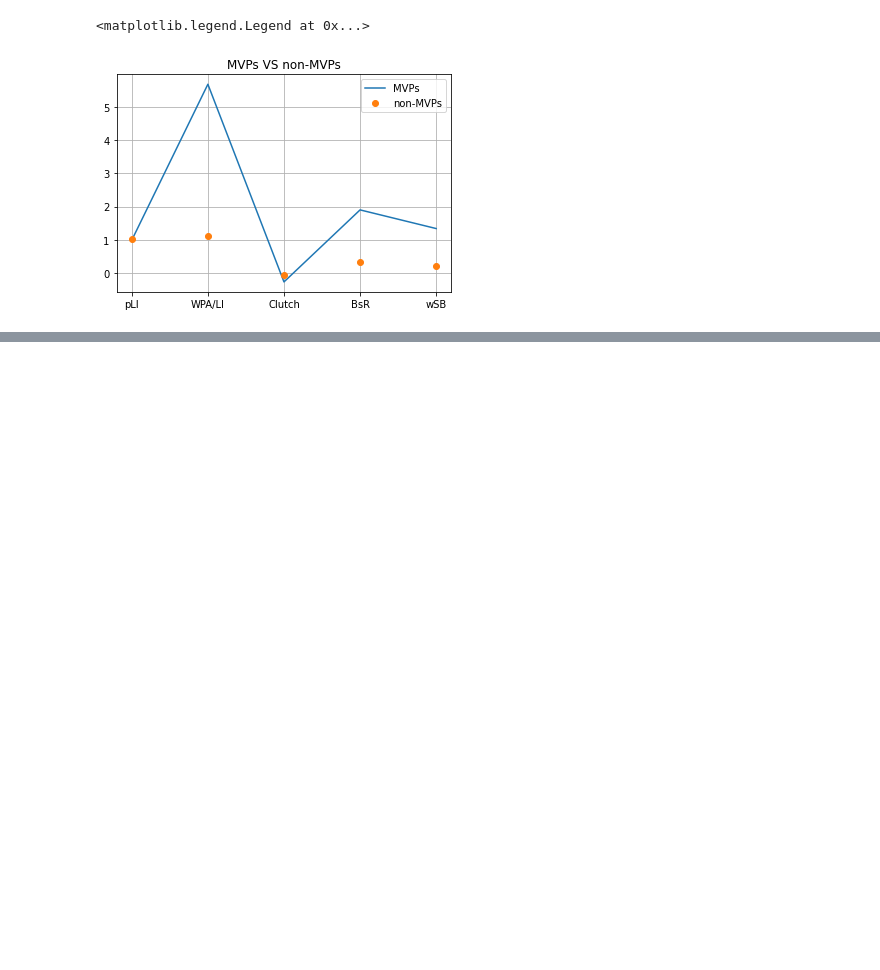
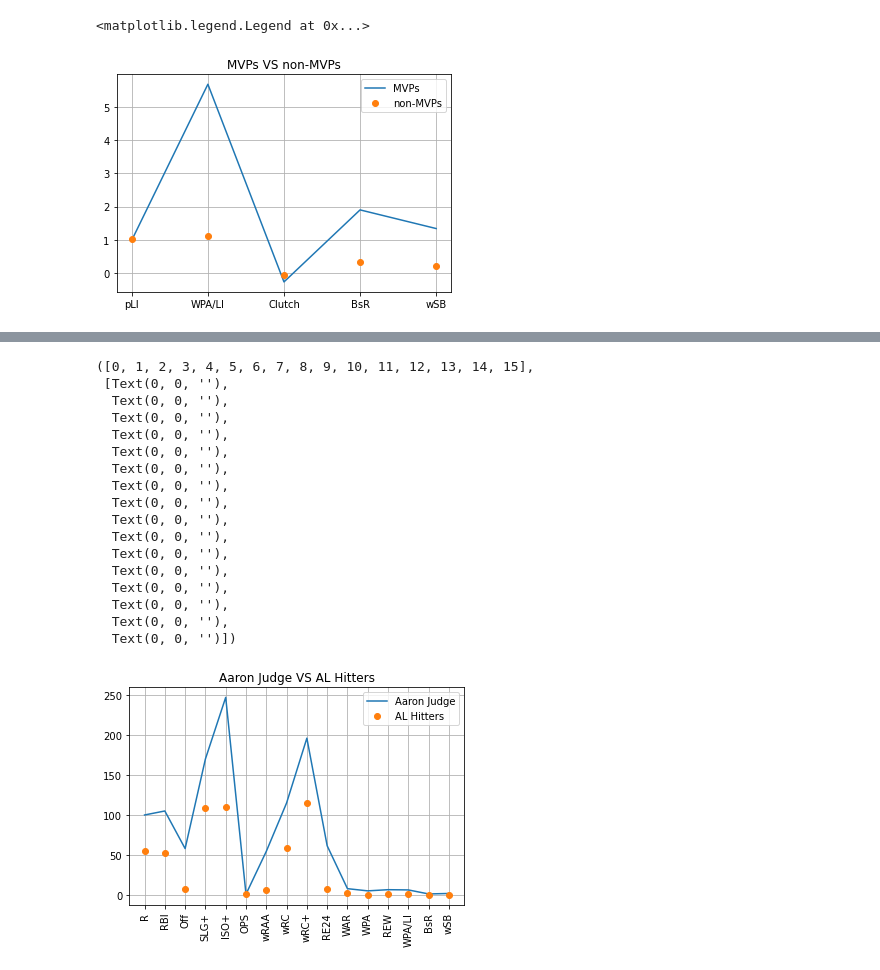
Before and after one commit to lbp12/Moneyball, a Jupyter notebook: df_for_visualizations.ipynb, the cells around one changed output, grey strips where cells are left out. Saved outputs shown, nothing was run; the diff lists cells and outputs as text; code cells hidden in the pictures; blank space fills up the shorter version.

Commit message:
created another ML model in attempt to increase recall score, ran real 2022 MVP predictions for each league, and created more visualizations.

```diff
--- a/df_for_visualizations.ipynb
+++ b/df_for_visualizations.ipynb
@@ -314,0 +337,5 @@ plt.legend(label)
+# %%
+# Create current_year_AL dataframe consisting of the 'most impactful' stats in regards to winning MVP
+
+current_year_AL = current_year_AL[['Name','R','RBI','Off','SLG+','ISO+','OPS','wRAA','wRC','wRC+','RE24','WAR','WPA','REW','WPA/LI','BsR','wSB']]
+current_year_AL
@@ -314,0 +356,5 @@ plt.legend(label)
+# %%
+# Creating a dataframe of the predicted MVP
+
+current_AL_MVP = current_year_AL.loc[current_year_AL['Name'] == 'Aaron Judge']
+current_AL_MVP
@@ -314,0 +364,5 @@ plt.legend(label)
+# %%
+# Creating a dataframe of all other AL hitters
+
+current_AL_hitters = current_year_AL.loc[current_year_AL['Name'] != 'Aaron Judge']
+current_AL_hitters
@@ -314,0 +383,38 @@ plt.legend(label)
+# %%
+x_axis = ['R','RBI','Off','SLG+','ISO+','OPS','wRAA','wRC','wRC+','RE24','WAR','WPA','REW','WPA/LI','BsR','wSB']
+
+y_axis1 = [current_AL_MVP['R'], current_AL_MVP['RBI'],current_AL_MVP['Off'],current_AL_MVP['SLG+'],
+           current_AL_MVP['ISO+'],current_AL_MVP['OPS'],current_AL_MVP['wRAA'],current_AL_MVP['wRC'],current_AL_MVP['wRC+'],
+           current_AL_MVP['RE24'], current_AL_MVP['WAR'],current_AL_MVP['WPA'],current_AL_MVP['REW'],
+           current_AL_MVP['WPA/LI'],current_AL_MVP['BsR'],current_AL_MVP['wSB']]
+
+y_axis2 = [current_AL_hitters['R'].mean(), current_AL_hitters['RBI'].mean(),current_AL_hitters['Off'].mean(),current_AL_hitters['SLG+'].mean(),
+           current_AL_hitters['ISO+'].mean(),current_AL_hitters['OPS'].mean(),current_AL_hitters['wRAA'].mean(),current_AL_hitters['wRC'].mean(),current_AL_hitters['wRC+'].mean(),
+           current_AL_hitters['RE24'].mean(), current_AL_hitters['WAR'].mean(),current_AL_hitters['WPA'].mean(),current_AL_hitters['REW'].mean(),
+           current_AL_hitters['WPA/LI'].mean(),current_AL_hitters['BsR'].mean(),current_AL_hitters['wSB'].mean()]
+# %%
+aaron_judge_vs_AL = plt.plot(x_axis, y_axis1, y_axis2, 'o')
+label = 'Aaron Judge', 'AL Hitters'
+plt.title('Aaron Judge VS AL Hitters')
+plt.grid('True')
+plt.legend(label)
+plt.xticks(rotation = 90)
+# %% [output]
+([0, 1, 2, 3, 4, 5, 6, 7, 8, 9, 10, 11, 12, 13, 14, 15],
+ [Text(0, 0, ''),
+  Text(0, 0, ''),
+  Text(0, 0, ''),
+  Text(0, 0, ''),
+  Text(0, 0, ''),
+  Text(0, 0, ''),
+  Text(0, 0, ''),
+  Text(0, 0, ''),
+  Text(0, 0, ''),
+  Text(0, 0, ''),
+  Text(0, 0, ''),
+  Text(0, 0, ''),
+  Text(0, 0, ''),
+  Text(0, 0, ''),
+  Text(0, 0, ''),
+  Text(0, 0, '')])
+[figure, added]
```
Also changed, not shown: parts of 14 cells of this notebook, 8 other files.
